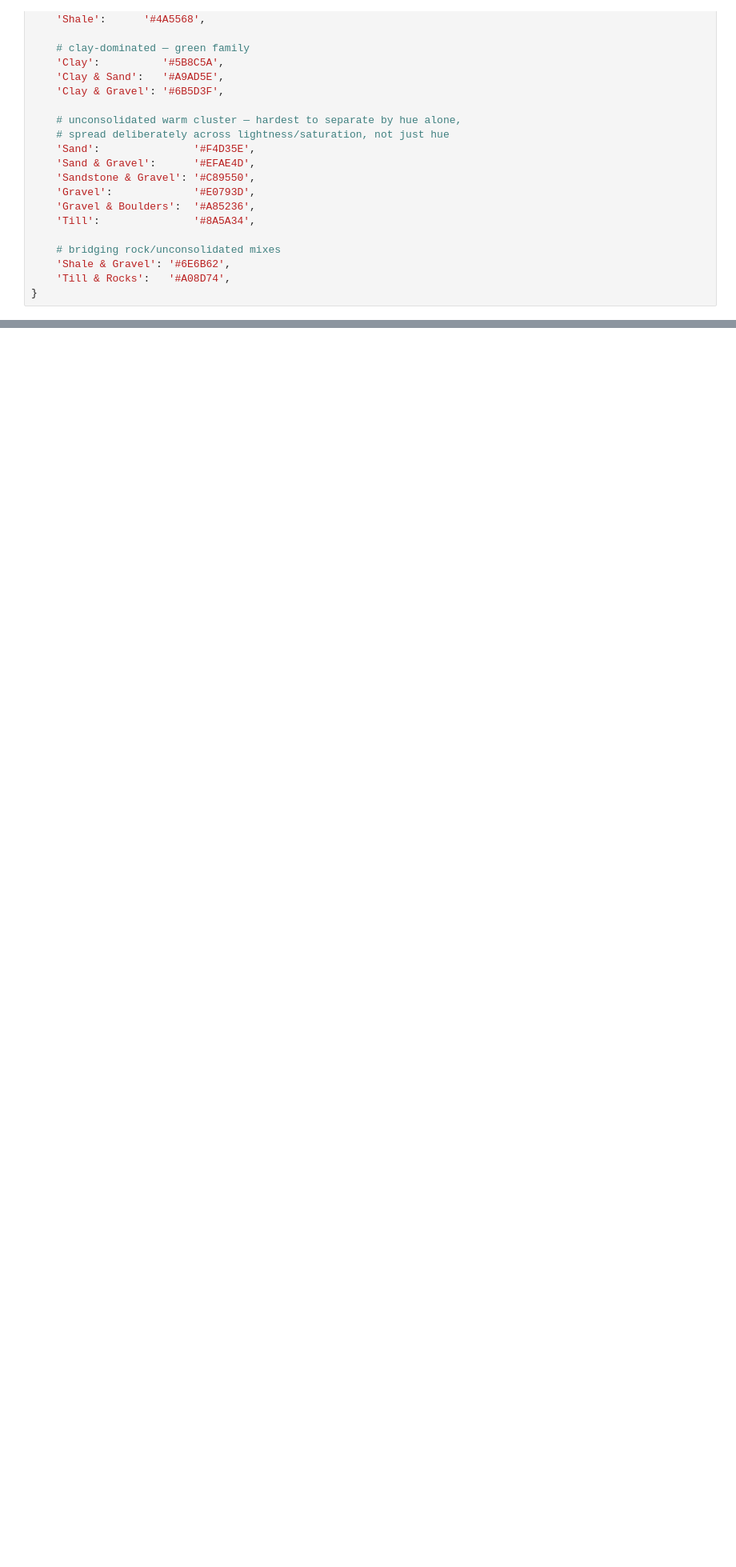
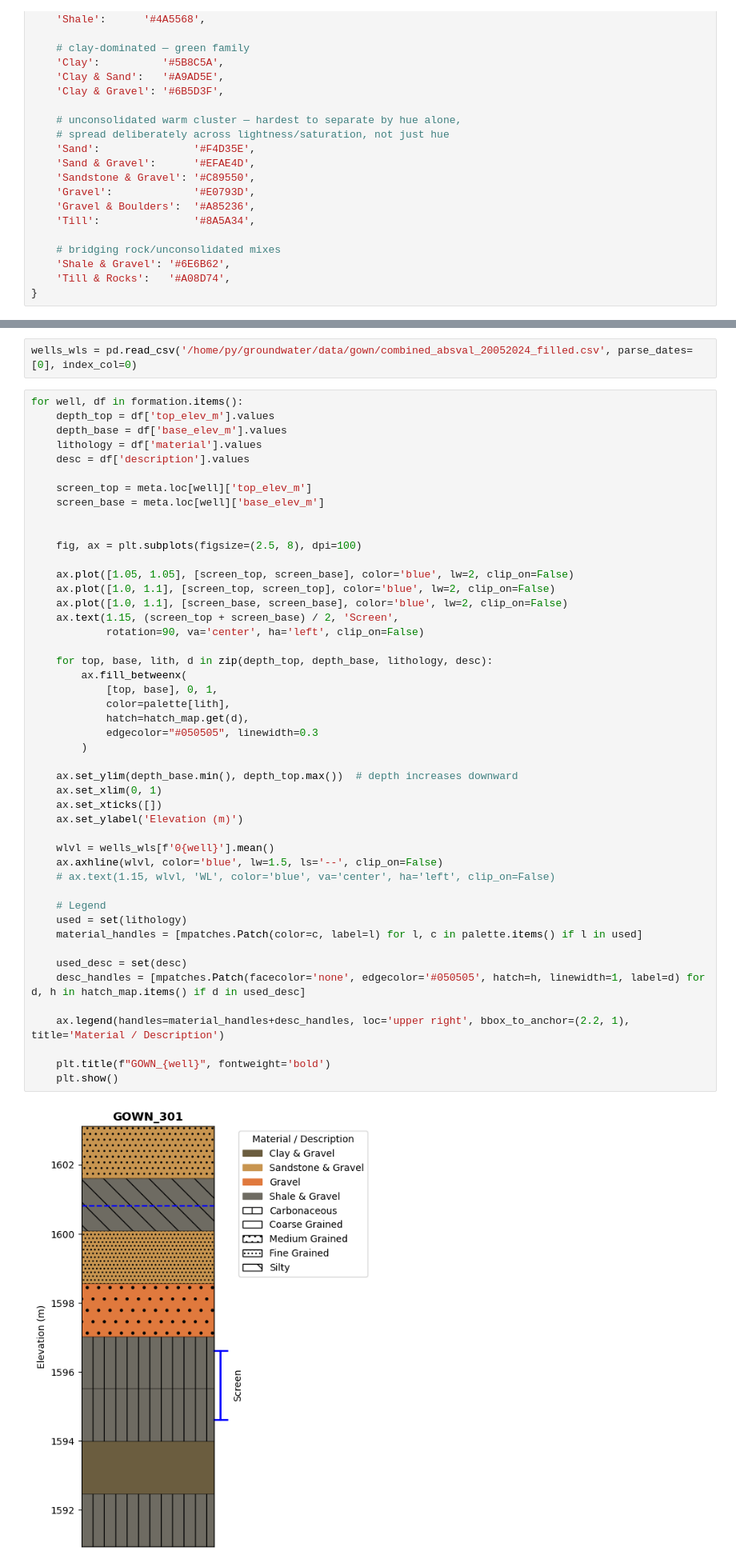
Before and after one commit to 2spi/groundwater, a Jupyter notebook: notebooks/bow_valley/cross_section.ipynb, the cells around one changed output, grey strips where cells are left out. Shown at 80% size. Saved outputs shown, nothing was run; the diff lists cells and outputs as text; blank space fills up the shorter version.

Commit message:
plot cross sections by elevation

```diff
--- a/notebooks/bow_valley/cross_section.ipynb
+++ b/notebooks/bow_valley/cross_section.ipynb
@@ -152,3 +152,54 @@ for well, df in formation.items():
 [figure]
 [figure]
 [figure]
+# %%
+wells_wls = pd.read_csv('/home/py/groundwater/data/gown/combined_absval_20052024_filled.csv', parse_dates=[0], index_col=0)
+# %%
+for well, df in formation.items():
+    depth_top = df['top_elev_m'].values
+    depth_base = df['base_elev_m'].values
+    lithology = df['material'].values
+    desc = df['description'].values
+
+    screen_top = meta.loc[well]['top_elev_m']
+    screen_base = meta.loc[well]['base_elev_m']
+
+
+    fig, ax = plt.subplots(figsize=(2.5, 8), dpi=100)
+
+    ax.plot([1.05, 1.05], [screen_top, screen_base], color='blue', lw=2, clip_on=False)
+    ax.plot([1.0, 1.1], [screen_top, screen_top], color='blue', lw=2, clip_on=False)
+    ax.plot([1.0, 1.1], [screen_base, screen_base], color='blue', lw=2, clip_on=False)
+    ax.text(1.15, (screen_top + screen_base) / 2, 'Screen',
+            rotation=90, va='center', ha='left', clip_on=False)
+
+    for top, base, lith, d in zip(depth_top, depth_base, lithology, desc):
+        ax.fill_betweenx(
+            [top, base], 0, 1,
+            color=palette[lith],
+            hatch=hatch_map.get(d),
+            edgecolor="#050505", linewidth=0.3
+        )
+
+    ax.set_ylim(depth_base.min(), depth_top.max())  # depth increases downward
+    ax.set_xlim(0, 1)
+    ax.set_xticks([])
+    ax.set_ylabel('Elevation (m)')
+
+    wlvl = wells_wls[f'0{well}'].mean()
+    ax.axhline(wlvl, color='blue', lw=1.5, ls='--', clip_on=False)
+    # ax.text(1.15, wlvl, 'WL', color='blue', va='center', ha='left', clip_on=False)
+
+    # Legend
+    used = set(lithology)
+    material_handles = [mpatches.Patch(color=c, label=l) for l, c in palette.items() if l in used]
+
+    used_desc = set(desc)
+    desc_handles = [mpatches.Patch(facecolor='none', edgecolor='#050505', hatch=h, linewidth=1, label=d) for d, h in hatch_map.items() if d in used_desc]
+
+    ax.legend(handles=material_handles+desc_handles, loc='upper right', bbox_to_anchor=(2.2, 1), title='Material / Description')
+
+    plt.title(f"GOWN_{well}", fontweight='bold')
+    plt.show()
+# %% [output]
+[figure, added]
```
Also changed, not shown: parts of 3 cells of this notebook.
